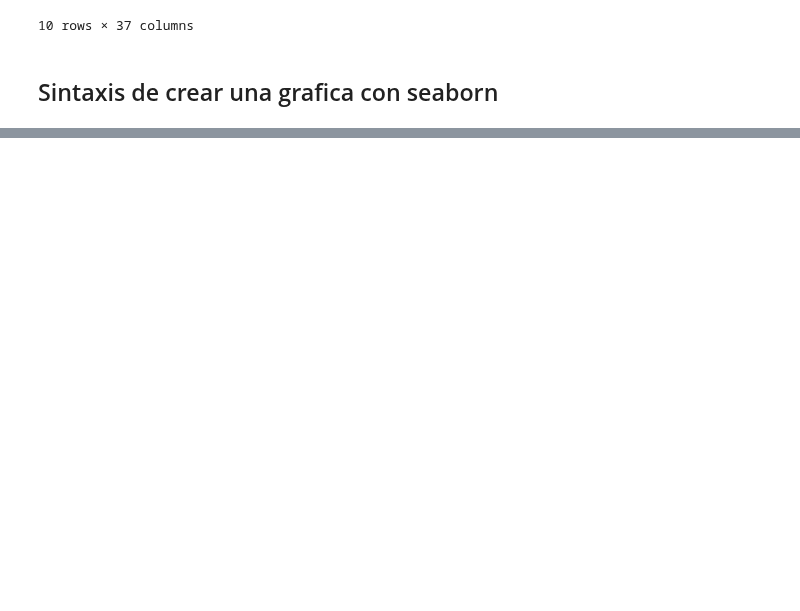
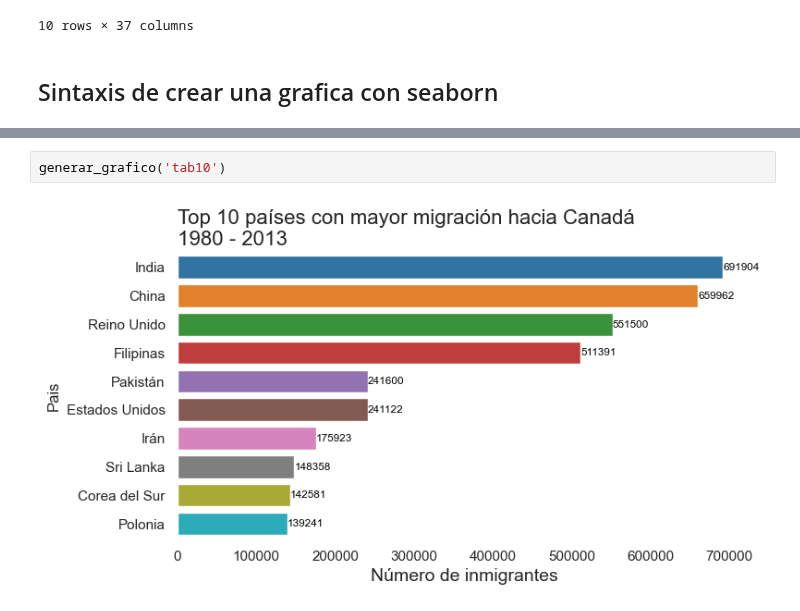
Before and after one commit to Liuz8/ETL-Oracle-Curso, a Jupyter notebook: graficos.ipynb, the cells around one changed output, grey strips where cells are left out. Cells and saved outputs as stored; diff of their text form; blank space fills up the shorter version.

```diff
--- a/graficos.ipynb
+++ b/graficos.ipynb
@@ -1138,0 +1191,4 @@ plt.show()
+# %%
+generar_grafico('tab10')
+# %% [output]
+[figure, added]
```
Also changed, not shown: parts of 18 cells of this notebook.
